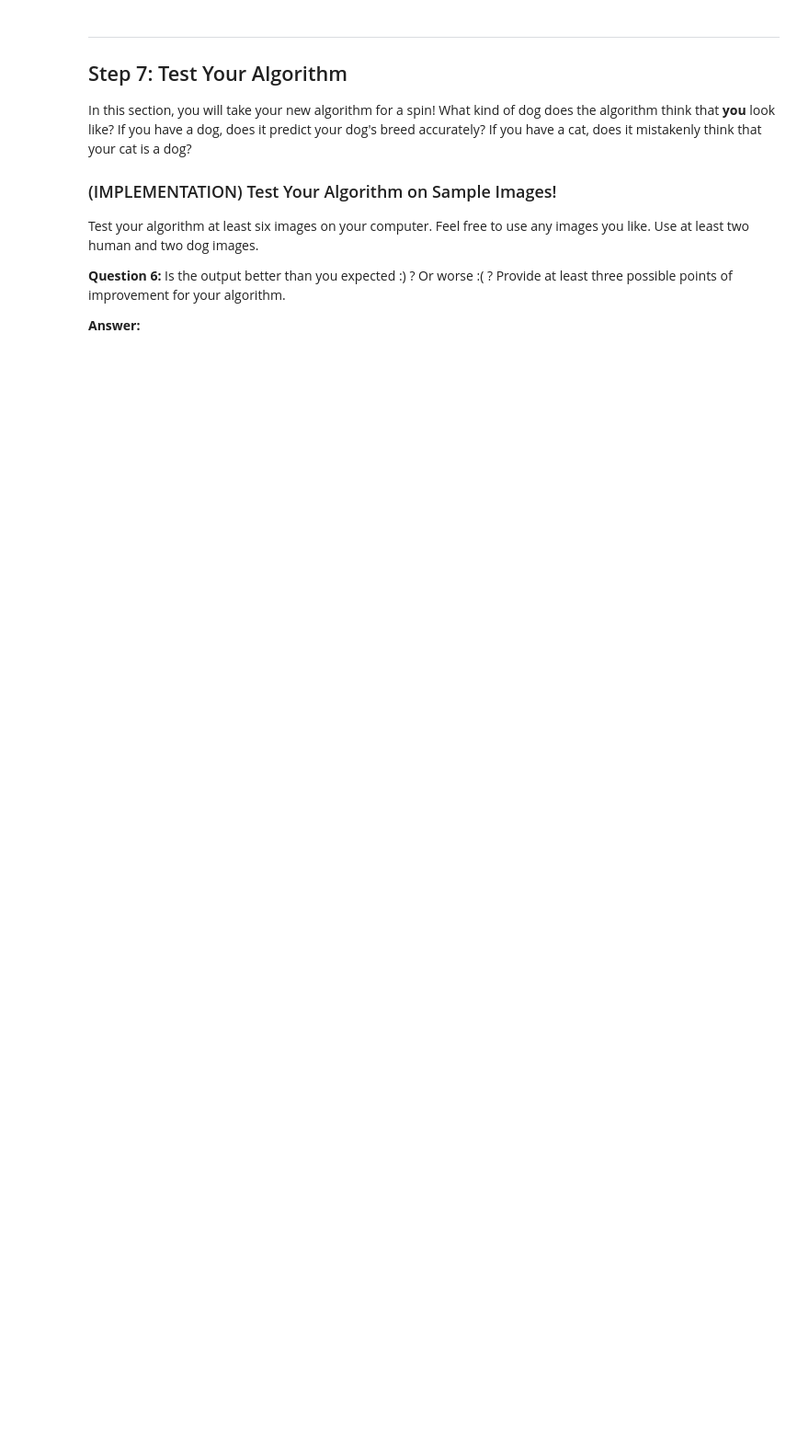
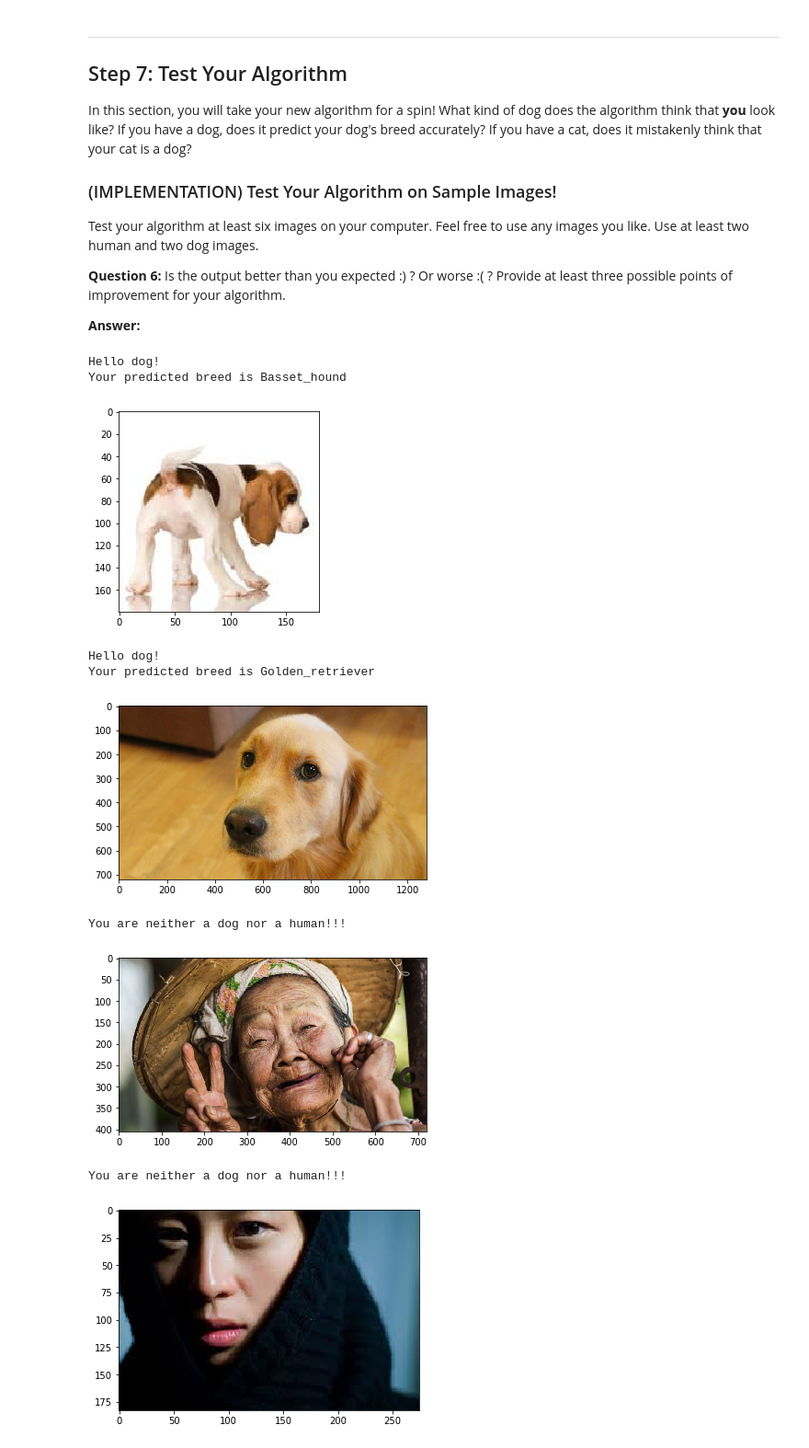
Before and after one commit to ohnozzy/dog-project, a Jupyter notebook: dog_app.ipynb, the cells around one changed output. Shown at 92% size. Saved outputs shown, nothing was run; the diff lists cells and outputs as text; code cells hidden in the pictures; blank space fills up the shorter version.

```diff
--- a/dog_app.ipynb
+++ b/dog_app.ipynb
@@ -478,6 +669,7 @@ __Answer:__
 ### (IMPLEMENTATION) Compile the Model
 # %%
 ### TODO: Compile the model.
+Resnet50_model.compile(loss='categorical_crossentropy', optimizer='rmsprop', metrics=['accuracy'])
 # %% [markdown]
 ### (IMPLEMENTATION) Train the Model
 
@@ -490,6 +707,7 @@ You are welcome to [augment the training data](https://blog.keras.io/building-po
 ### (IMPLEMENTATION) Load the Model with the Best Validation Loss
 # %%
 ### TODO: Load the model weights with the best validation loss.
+Resnet50_model.load_weights('saved_models/weights.best.Resnet50.hdf5')
 # %% [markdown]
 ### (IMPLEMENTATION) Test the Model
 
@@ -514,6 +739,13 @@ where `{network}`, in the above filename, should be one of `VGG19`, `Resnet50`,
 # %%
 ### TODO: Write a function that takes a path to an image as input
 ### and returns the dog breed that is predicted by the model.
+def Resnet50_predict_breed(img_path):
+    # extract bottleneck features
+    bottleneck_feature = extract_Resnet50(path_to_tensor(img_path))
+    # obtain predicted vector
+    predicted_vector = Resnet50_model.predict(bottleneck_feature)
+    # return dog breed that is predicted by the model
+    return dog_names[np.argmax(predicted_vector)]
 # %% [markdown]
 ---
 <a id='step6'></a>
@@ -538,3 +767,31 @@ Some sample output for our algorithm is provided below, but feel free to design
+# %%
+### TODO: Write your algorithm.
+### Feel free to use as many code cells as needed.
+def dog_breed(img_path):
+    if dog_detector(img_path):
+        return 0, Resnet50_predict_breed(img_path) #Return 0 if it is a dog
+    else:
+        if face_detector(img_path):
+            return 1, Resnet50_predict_breed(img_path) #Return 1 if a human face is detected
+        else:
+            return 2, "Error" #Return 2 if neither dog nor human face is detected.
+
+def dog_breed_app(img_path):
+    img_class, msg = dog_breed(img_path)
+    if img_class == 0:
+        print('Hello dog!')
+        print('Your predicted breed is %s'%(msg))
+
+    elif img_class == 1:
+        print('Hello human!')
+        print('You looks like a %s'%(msg))
+    else:
+        print('You are neither a dog nor a human!!!')
+    img = cv2.imread(img_path)
+    cv_rgb = cv2.cvtColor(img, cv2.COLOR_BGR2RGB)
+    plt.imshow(cv_rgb)
+    plt.show()
+    print('')
 # %% [markdown]
 ---
 <a id='step7'></a>
@@ -552,4 +809,18 @@ __Answer:__
 # %%
 ## TODO: Execute your algorithm from Step 6 on
 ## at least 6 images on your computer.
 ## Feel free to use as many code cells as needed.
+img_paths=['images/dog1.jpeg','images/dog2.jpg', 'images/human1.jpg', 'images/human2.jpeg', 'images/human3.jpeg', 'images/error1.jpeg']
+for img_path in img_paths:
+    dog_breed_app(img_path)
+# %% [output]
+Hello dog!
+Your predicted breed is Basset_hound
+[figure, added]
+Hello dog!
+Your predicted breed is Golden_retriever
+[figure, added]
+You are neither a dog nor a human!!!
+[figure, added]
+You are neither a dog nor a human!!!
+[figure, added]
```
Also changed, not shown: parts of 28 cells of this notebook.
